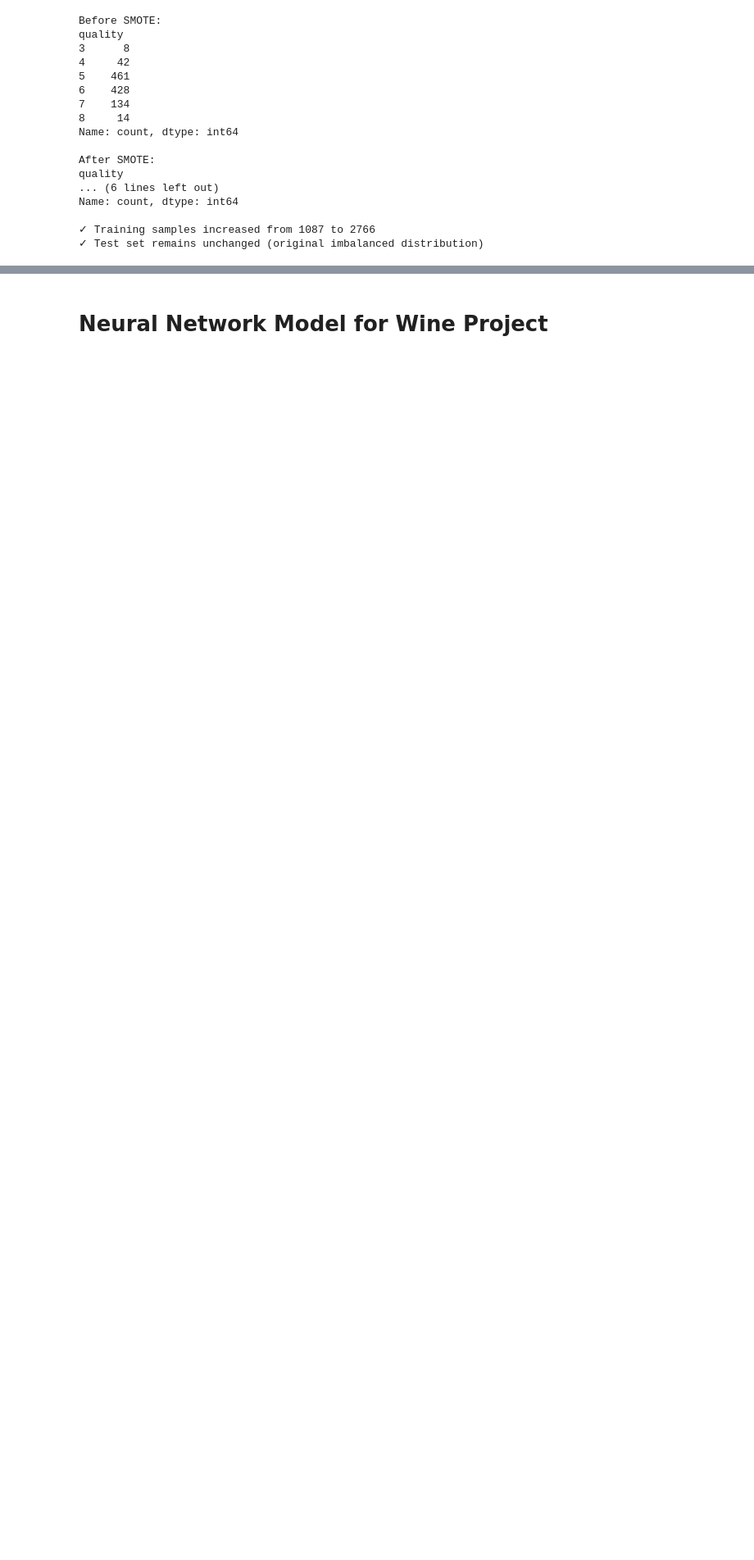
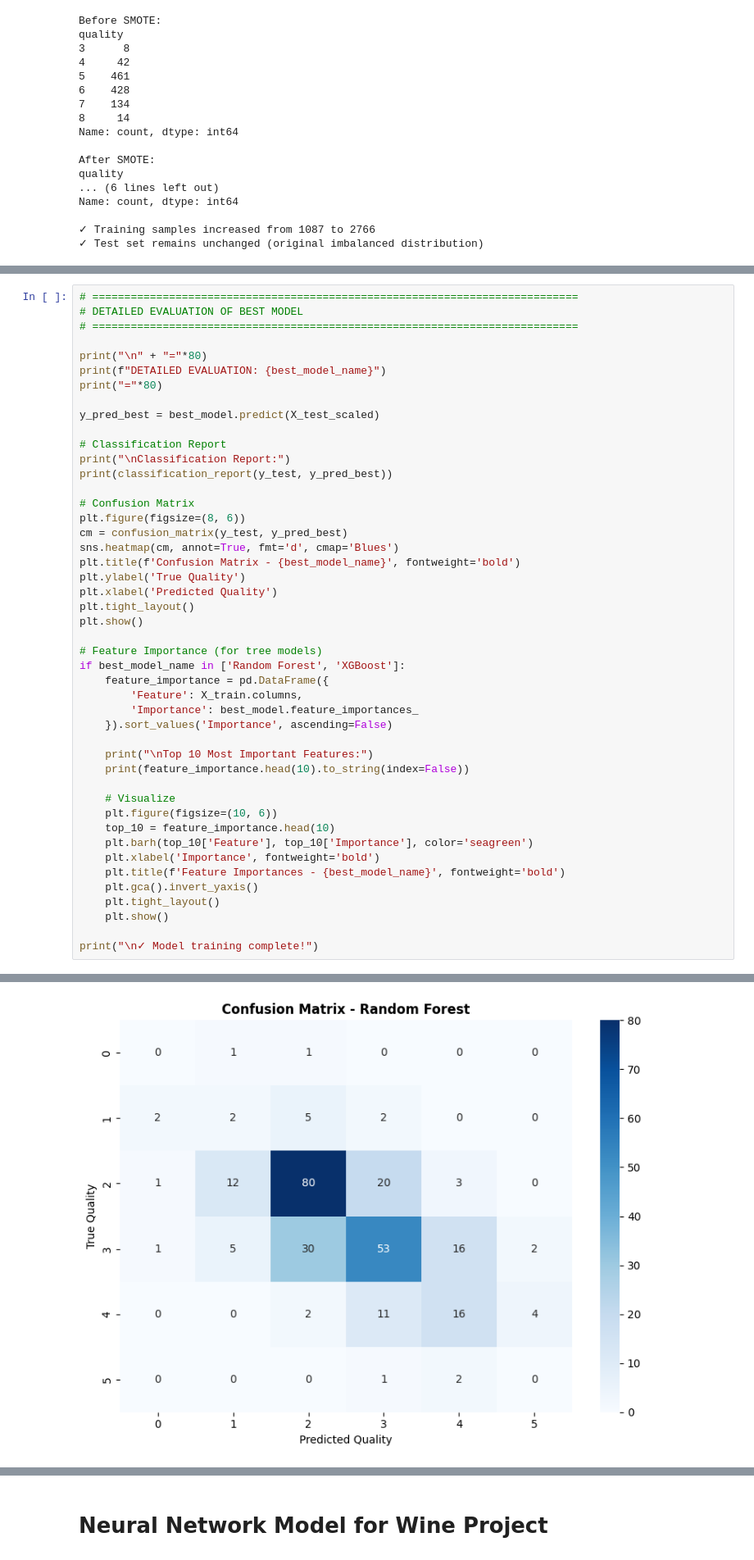
Before and after one commit to Imane-krb/WineClassification, a Jupyter notebook: Wine_project.ipynb, the cells around one changed output, grey strips where cells are left out. Shown at 82% size. Cells and saved outputs as stored; diff of their text form; blank space fills up the shorter version.

```diff
--- a/Wine_project.ipynb
+++ b/Wine_project.ipynb
@@ -748,0 +953,47 @@ Name: count, dtype: int64
+# %%
+# ============================================================================
+# DETAILED EVALUATION OF BEST MODEL
+# ============================================================================
+
+print("\n" + "="*80)
+print(f"DETAILED EVALUATION: {best_model_name}")
+print("="*80)
+
+y_pred_best = best_model.predict(X_test_scaled)
+
+# Classification Report
+print("\nClassification Report:")
+print(classification_report(y_test, y_pred_best))
+
+# Confusion Matrix
+plt.figure(figsize=(8, 6))
+cm = confusion_matrix(y_test, y_pred_best)
+sns.heatmap(cm, annot=True, fmt='d', cmap='Blues')
+plt.title(f'Confusion Matrix - {best_model_name}', fontweight='bold')
+plt.ylabel('True Quality')
+plt.xlabel('Predicted Quality')
+plt.tight_layout()
+plt.show()
+
+# Feature Importance (for tree models)
+if best_model_name in ['Random Forest', 'XGBoost']:
+    feature_importance = pd.DataFrame({
+        'Feature': X_train.columns,
+        'Importance': best_model.feature_importances_
+    }).sort_values('Importance', ascending=False)
+
+    print("\nTop 10 Most Important Features:")
+    print(feature_importance.head(10).to_string(index=False))
+
+    # Visualize
+    plt.figure(figsize=(10, 6))
+    top_10 = feature_importance.head(10)
+    plt.barh(top_10['Feature'], top_10['Importance'], color='seagreen')
+    plt.xlabel('Importance', fontweight='bold')
+    plt.title(f'Feature Importances - {best_model_name}', fontweight='bold')
+    plt.gca().invert_yaxis()
+    plt.tight_layout()
+    plt.show()
+
+print("\n✓ Model training complete!")
+# %% [output]
@@ -748,0 +1017 @@ Name: count, dtype: int64
+[figure, added]
```
Also changed, not shown: parts of 11 cells of this notebook.
